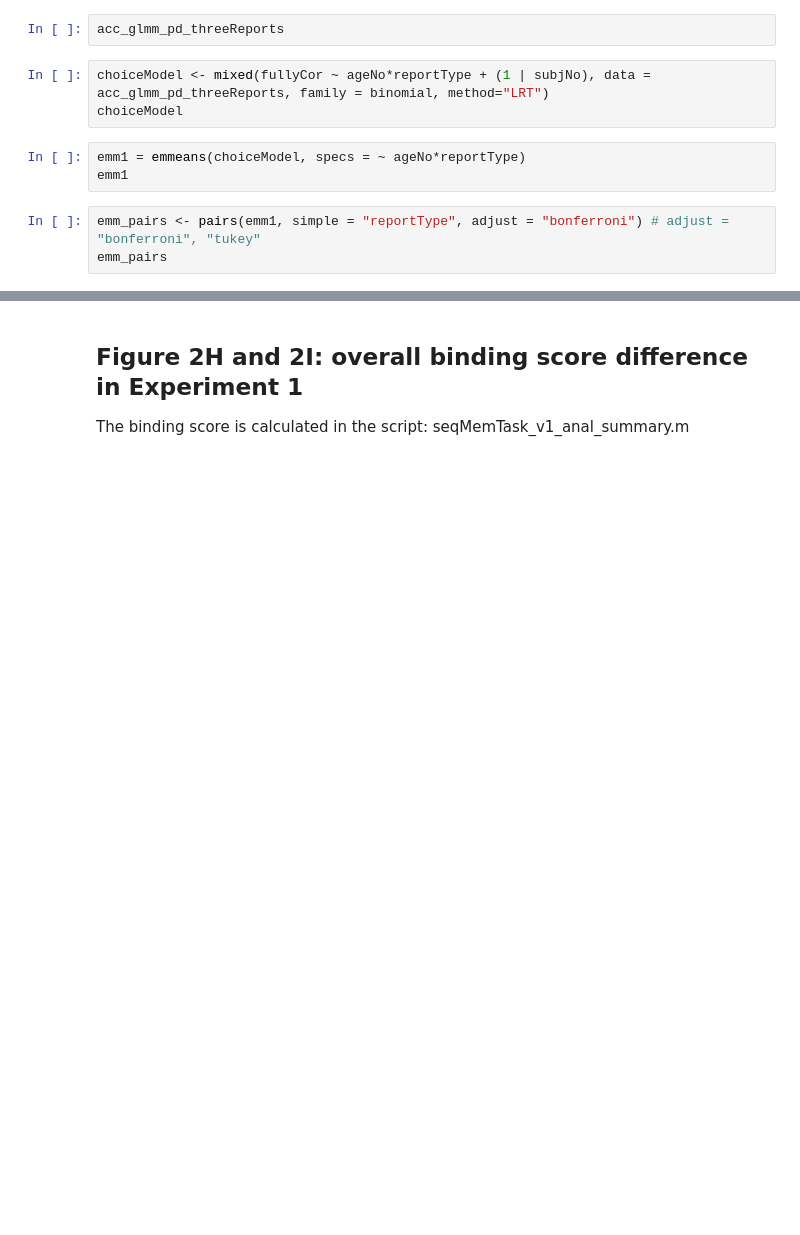
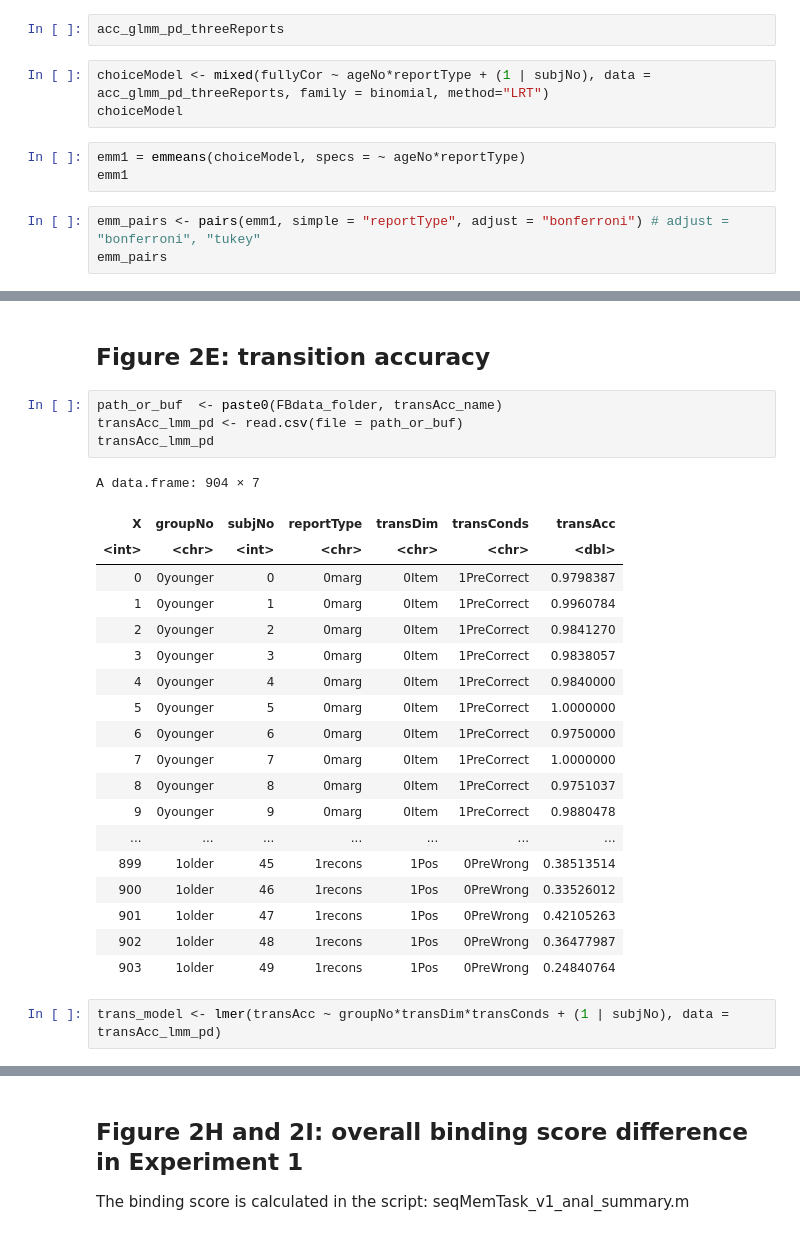
Before and after one commit to xiangjuan-ren1828/FlexibleBindingAnal, a Jupyter notebook: Statistics/seqMem_BehvPaper1_LMM.ipynb, the cells around one changed output, grey strips where cells are left out. Cells and saved outputs as stored; diff of their text form; blank space fills up the shorter version.

```diff
--- a/Statistics/seqMem_BehvPaper1_LMM.ipynb
+++ b/Statistics/seqMem_BehvPaper1_LMM.ipynb
@@ -729,0 +693,28 @@ emm_pairs
+# %% [markdown]
+## Figure 2E: transition accuracy
+# %%
+path_or_buf  <- paste0(FBdata_folder, transAcc_name)
+transAcc_lmm_pd <- read.csv(file = path_or_buf)
+transAcc_lmm_pd
+# %% [output]
+A data.frame: 904 × 7
+| X | groupNo | subjNo | reportType | transDim | transConds | transAcc |
+| <int> | <chr> | <int> | <chr> | <chr> | <chr> | <dbl> |
+| 0 | 0younger | 0 | 0marg | 0Item | 1PreCorrect | 0.9798387 |
+| 1 | 0younger | 1 | 0marg | 0Item | 1PreCorrect | 0.9960784 |
+| 2 | 0younger | 2 | 0marg | 0Item | 1PreCorrect | 0.9841270 |
+| 3 | 0younger | 3 | 0marg | 0Item | 1PreCorrect | 0.9838057 |
+| 4 | 0younger | 4 | 0marg | 0Item | 1PreCorrect | 0.9840000 |
+| 5 | 0younger | 5 | 0marg | 0Item | 1PreCorrect | 1.0000000 |
+| 6 | 0younger | 6 | 0marg | 0Item | 1PreCorrect | 0.9750000 |
+| 7 | 0younger | 7 | 0marg | 0Item | 1PreCorrect | 1.0000000 |
+| 8 | 0younger | 8 | 0marg | 0Item | 1PreCorrect | 0.9751037 |
+| 9 | 0younger | 9 | 0marg | 0Item | 1PreCorrect | 0.9880478 |
+| ... | ... | ... | ... | ... | ... | ... |
+| 899 | 1older | 45 | 1recons | 1Pos | 0PreWrong | 0.38513514 |
+| 900 | 1older | 46 | 1recons | 1Pos | 0PreWrong | 0.33526012 |
+| 901 | 1older | 47 | 1recons | 1Pos | 0PreWrong | 0.42105263 |
+| 902 | 1older | 48 | 1recons | 1Pos | 0PreWrong | 0.36477987 |
+| 903 | 1older | 49 | 1recons | 1Pos | 0PreWrong | 0.24840764 |
+# %%
+trans_model <- lmer(transAcc ~ groupNo*transDim*transConds + (1 | subjNo), data = transAcc_lmm_pd)
```
Also changed, not shown: parts of 47 cells of this notebook.
